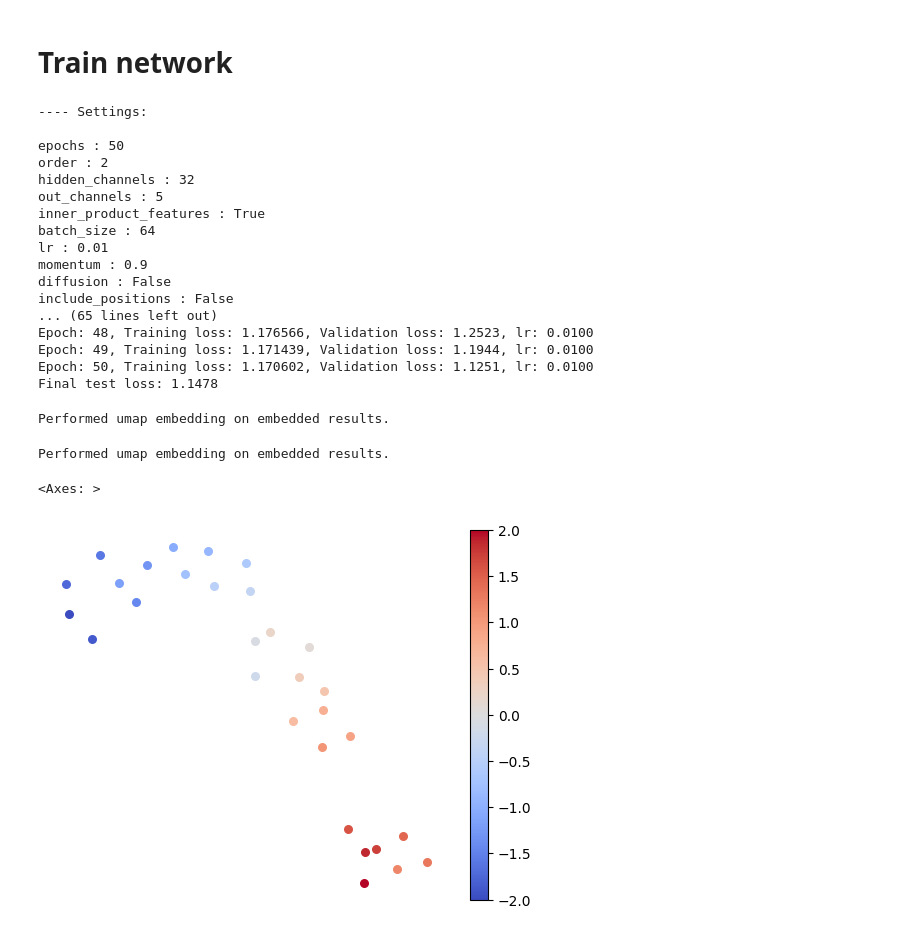
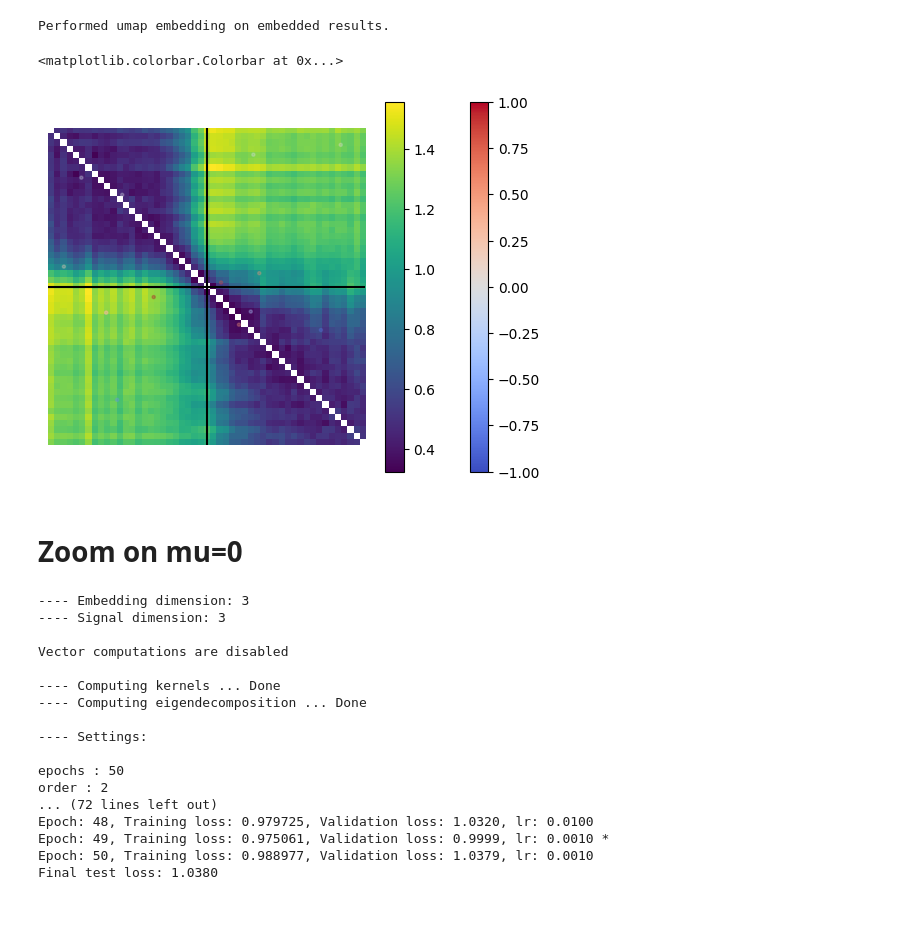
Before and after one commit to agosztolai/MARBLE, a Jupyter notebook: examples/Figure_2_vanderpol.ipynb, the cells around one changed output. Saved outputs shown, nothing was run; the diff lists cells and outputs as text; code cells hidden in the pictures.

```diff
--- a/examples/Figure_2_vanderpol.ipynb
+++ b/examples/Figure_2_vanderpol.ipynb
@@ -33,5 +100,15 @@ pos, vel = dynamics.embed_parabola(pos, vel)
 # %%
-data = MARBLE.construct_dataset(pos, features=vel, graph_type='cknn', k=20, stop_crit=0.03, vector=True)
+data = MARBLE.construct_dataset(pos, features=vel, graph_type='cknn', k=20, stop_crit=0.03, vector=False)
+
+par = {'epochs': 50, #optimisation epochs
+       'order': 2, #order of derivatives
+       'hidden_channels': 32, #number of internal dimensions in MLP
+       'out_channels': 5,
+       'inner_product_features': True,
+      }
+
+model = MARBLE.net(data, par=par)
+model.run_training(data)
 # %% [output]
 ---- Embedding dimension: 3
 ---- Signal dimension: 3
@@ -51,6 +130,31 @@ Fraction of variance explained:  tensor([0.5899, 1.0000, 1.0000])
-# %% [markdown]
-# Train network
+# %%
+data = model.evaluate(data)
+data = MARBLE.cluster_embeddings(data)
+
+plotting.embedding(data, mus[data.y.numpy().astype(int)])
+
+d= data.dist.copy()
+d += np.diag(np.diag(d) *np.nan)
+im = plt.imshow(d, extent=[mus[0], mus[-1], mus[0], mus[-1]])
+plt.axhline(0, c='k')
+plt.axvline(0, c='k')
+
+plt.colorbar(im)
+
+emb_MDS, _ = geometry.embed(data.dist)
+plotting.embedding(emb_MDS, mus, s=30, alpha=1)
+# %% [output]
+Performed umap embedding on embedded results.
+<matplotlib.colorbar.Colorbar at 0x...>
+[figure, added]
+# %% [markdown]
+# Zoom on mu=0
 # %%
+mus = np.linspace(-0.2, 0.2, n_mus)
+pos, vel = get_pos_vel(mus)
+
+data = MARBLE.construct_dataset(pos, features=vel, graph_type='cknn', k=20, stop_crit=0.03, vector=False)
+
 par = {'epochs': 50, #optimisation epochs
        'order': 2, #order of derivatives
        'hidden_channels': 32, #number of internal dimensions in MLP
@@ -61,32 +165,20 @@ par = {'epochs': 50, #optimisation epochs
 model = MARBLE.net(data, par=par)
 model.run_training(data)
 # %% [output]
+---- Embedding dimension: 3
+---- Signal dimension: 3
+
+Vector computations are disabled
+
+---- Computing kernels ... Done
+---- Computing eigendecomposition ... Done
+
 ---- Settings:
 
 epochs : 50
 order : 2
-hidden_channels : 32
-out_channels : 5
-inner_product_features : True
-batch_size : 64
-lr : 0.01
-momentum : 0.9
-diffusion : False
-include_positions : False
-... (65 lines left out)
-Epoch: 48, Training loss: 1.176566, Validation loss: 1.2523, lr: 0.0100
-Epoch: 49, Training loss: 1.171439, Validation loss: 1.1944, lr: 0.0100
-Epoch: 50, Training loss: 1.170602, Validation loss: 1.1251, lr: 0.0100
-Final test loss: 1.1478
+... (72 lines left out)
+Epoch: 48, Training loss: 0.979725, Validation loss: 1.0320, lr: 0.0100
+Epoch: 49, Training loss: 0.975061, Validation loss: 0.9999, lr: 0.0010 *
+Epoch: 50, Training loss: 0.988977, Validation loss: 1.0379, lr: 0.0010
+Final test loss: 1.0380
-# %%
-data = model.evaluate(data)
-data = MARBLE.cluster_embeddings(data)
-# %% [output]
-Performed umap embedding on embedded results.
-# %%
-emb_MDS, _ = geometry.embed(data.dist)
-plotting.embedding(emb_MDS, mu, s=30, alpha=1)
-# %% [output]
-Performed umap embedding on embedded results.
-<Axes: >
-[figure, removed]
```
Also changed, not shown: parts of 16 cells of this notebook, 6 other files.
